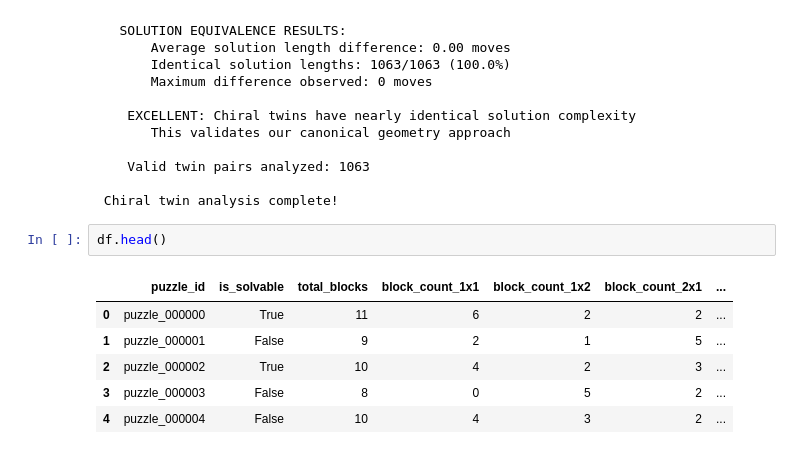
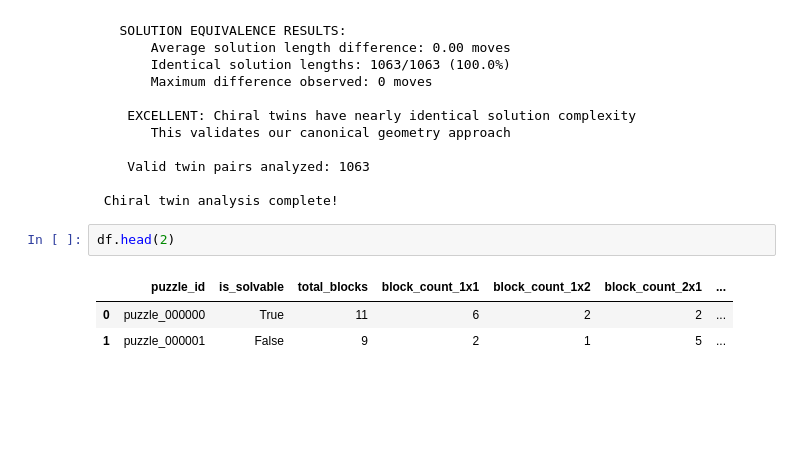
Before and after one commit to kshitij0001/Klotski-Data-Analysis, a Jupyter notebook: backend/Klotski_ML_Analysis_Portfolio.ipynb, the cells around one changed output. Cells and saved outputs as stored; diff of their text form; blank space fills up the shorter version.

```diff
--- a/backend/Klotski_ML_Analysis_Portfolio.ipynb
+++ b/backend/Klotski_ML_Analysis_Portfolio.ipynb
@@ -958,11 +1041,8 @@ print("\n Chiral twin analysis complete!")
 
  Chiral twin analysis complete!
 # %%
-df.head()
+df.head(2)
 # %% [output]
 |  | puzzle_id | is_solvable | total_blocks | block_count_1x1 | block_count_1x2 | block_count_2x1 | ... |
 | 0 | puzzle_000000 | True | 11 | 6 | 2 | 2 | ... |
 | 1 | puzzle_000001 | False | 9 | 2 | 1 | 5 | ... |
-| 2 | puzzle_000002 | True | 10 | 4 | 2 | 3 | ... |
-| 3 | puzzle_000003 | False | 8 | 0 | 5 | 2 | ... |
-| 4 | puzzle_000004 | False | 10 | 4 | 3 | 2 | ... |
```
Also changed, not shown: parts of 66 cells of this notebook.
